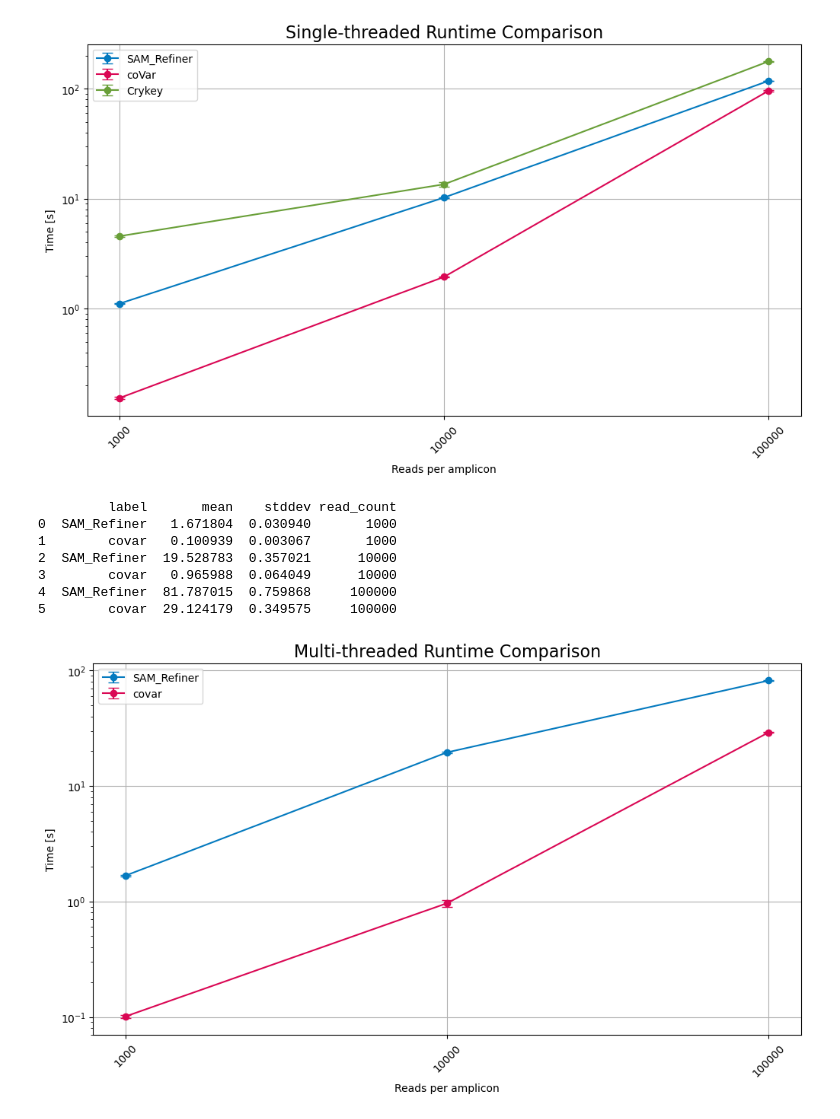
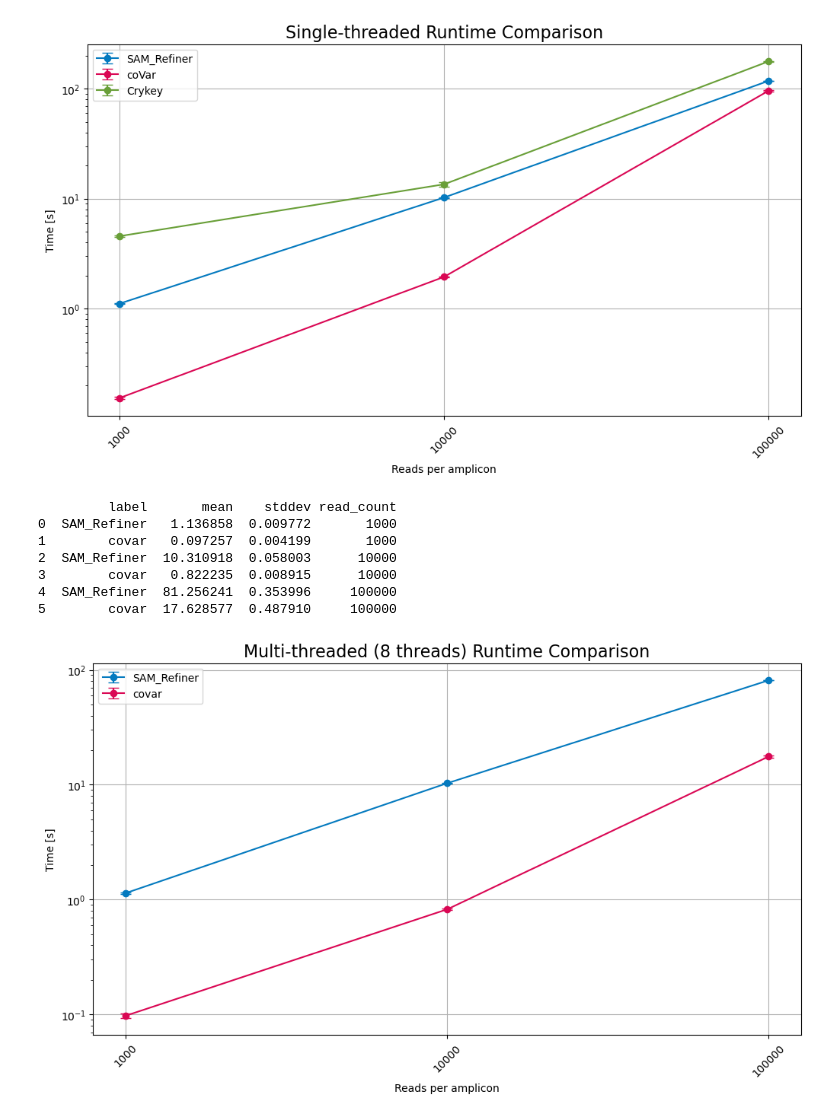
Before and after one commit to andersen-lab/covariants-paper, a Jupyter notebook: supp_fig1/scripts/plot_performance.ipynb, the cells around one changed output. Drawn from its saved outputs; the diff is of its cells as text; code cells hidden in the pictures.

Commit message:
set threads to 8

```diff
--- a/supp_fig1/scripts/plot_performance.ipynb
+++ b/supp_fig1/scripts/plot_performance.ipynb
@@ -83,38 +83,38 @@ for read_count in read_counts:
     multi_thread_data = json.load(open(f'../results/multi_thread_performance_{read_count}.json'))['results']
     labels = [item['command'].split(' ')[0] for item in multi_thread_data]
     mean = [item['mean'] for item in multi_thread_data]
     stddev = [item['stddev'] for item in multi_thread_data]
 
     df = pd.concat([df, pd.DataFrame({'label': labels, 'mean': mean, 'stddev': stddev, 'read_count': read_count})], ignore_index=True)
 
 print(df)
 
 plt.figure(figsize=(10, 6), constrained_layout=True)
 for label in df['label'].unique():
     color = None
     for key in color_dict:
         if key.lower() == label.lower():
             color = color_dict[key]
             break
     subset = df[df['label'] == label]
     color = color_dict.get(label)
     plt.errorbar(subset['read_count'], subset['mean'], yerr=subset['stddev'], label=label, marker='o', capsize=5, color=color)
-plt.title('Multi-threaded Runtime Comparison', fontsize=16)
+plt.title('Multi-threaded (8 threads) Runtime Comparison', fontsize=16)
 plt.xlabel('Reads per amplicon')
 plt.ylabel('Time [s]')
 plt.xticks(rotation=45)
 plt.legend(loc='best', fontsize='medium')
 #plt.ylim(0, None)
 plt.yscale('log')  # Added log scale for consistency with single-thread plot
 plt.grid(True)
 plt.savefig('../results/multi_thread_performance.pdf', bbox_inches='tight', dpi=300)
 plt.show()
 # %% [output]
          label       mean    stddev read_count
-0  SAM_Refiner   1.671804  0.030940       1000
-1        covar   0.100939  0.003067       1000
-2  SAM_Refiner  19.528783  0.357021      10000
-3        covar   0.965988  0.064049      10000
-4  SAM_Refiner  81.787015  0.759868     100000
-5        covar  29.124179  0.349575     100000
+0  SAM_Refiner   1.136858  0.009772       1000
+1        covar   0.097257  0.004199       1000
+2  SAM_Refiner  10.310918  0.058003      10000
+3        covar   0.822235  0.008915      10000
+4  SAM_Refiner  81.256241  0.353996     100000
+5        covar  17.628577  0.487910     100000
-[figure, old version]
+[figure, new version]
```
Also changed, not shown: 6 other files.
